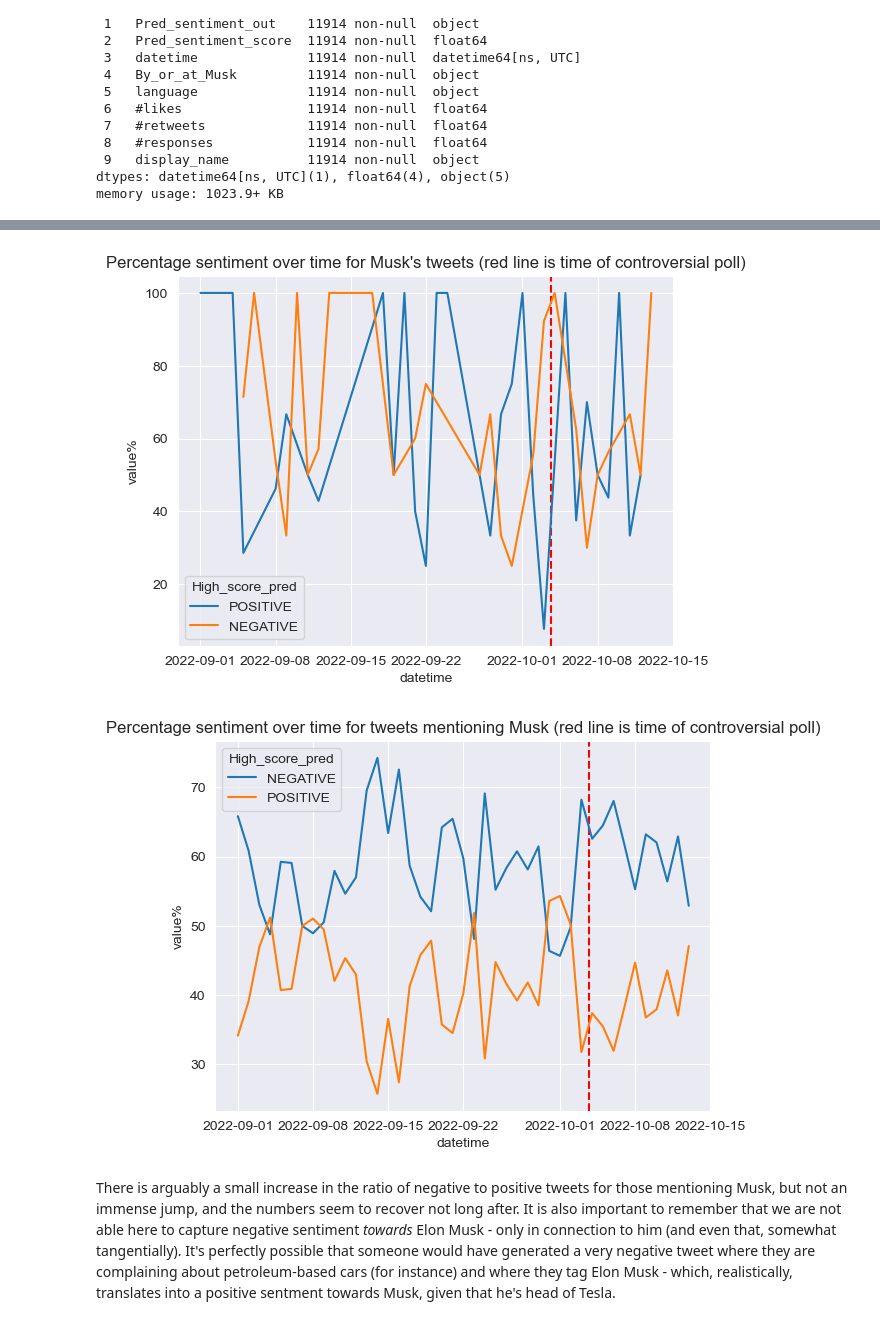
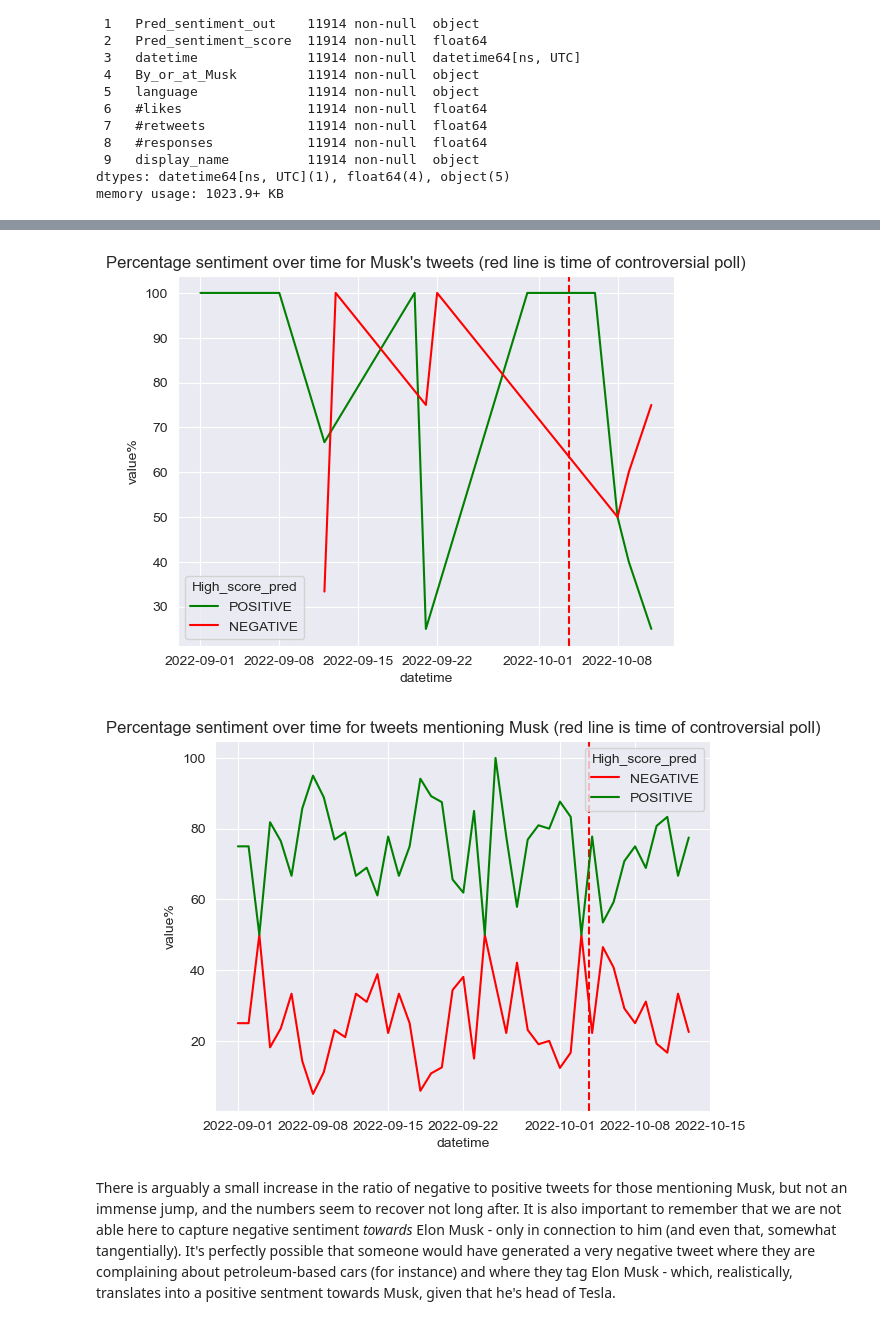
Before and after one commit to Ioana-P/twitter_topic_and_sentiment_tracking, a Jupyter notebook: 2. Topic_modelling_with_BERT.ipynb, the cells around one changed output, grey strips where cells are left out. Cells and saved outputs as stored; diff of their text form; code cells hidden in the pictures.

```diff
--- a/2. Topic_modelling_with_BERT.ipynb
+++ b/2. Topic_modelling_with_BERT.ipynb
@@ -546,0 +590,5 @@ sent_90
+# %%
+sent_score_pdf = sent['Pred_sentiment_score']/sum(sent['Pred_sentiment_score'])
+sent_score_cdf = sent_score_pdf.sort_values().cumsum()
+pred_filter = sent.loc[sent_score_cdf.loc[sent_score_cdf>=0.9].index[0]]['Pred_sentiment_score']
+pred_filter
@@ -547,30 +604,32 @@ sent_90
 # %%
 sent_90 = sent[['datetime', 'By_or_at_Musk', 'Pred_sentiment_out', 'Pred_sentiment_score']].copy()
 sent_90['High_score_pred'] = 'NEUTRAL'
-sent_90.loc[sent_90.Pred_sentiment_score>=0.99, 'High_score_pred'] = sent_90['Pred_sentiment_out']
+sent_90.loc[sent_90.Pred_sentiment_score>=pred_filter, 'High_score_pred'] = sent_90['Pred_sentiment_out']
 sent_90 = sent_90.loc[sent_90.High_score_pred!='NEUTRAL']
 
 sent_agg = sent_90[['datetime', 'By_or_at_Musk', 'High_score_pred']].groupby([pd.Grouper(key='datetime', freq='D'),
                         'By_or_at_Musk', 'High_score_pred']).size().reset_index().rename({0:'value'}, axis=1)
 
 sent_agg['value%'] = 100*sent_agg['value'] / sent_agg.groupby([
                         pd.Grouper(key='datetime', freq='D'),
                         'By_or_at_Musk',])['value'].transform('sum')
 # sent_agg
 sent_agg.to_csv(str(viz_path/'sent_agg_simple_D_over_99.csv'))
 
 plt.title('Percentage sentiment over time for Musk\'s tweets (red line is time of controversial poll)')
 plt.axvline(cutoff_date,0, sent_agg.value.max(), linestyle='dashed', color='red')
-sns.lineplot(data=sent_agg.loc[sent_agg.By_or_at_Musk=='By @elonmusk'], x ='datetime', y='value%', hue='High_score_pred')
+sns.lineplot(data=sent_agg.loc[sent_agg.By_or_at_Musk=='By @elonmusk'], x ='datetime', y='value%', hue='High_score_pred',
+            palette = {'POSITIVE':'green', 'NEGATIVE':'red'})
 plt.show()
 ###########
 plt.title('Percentage sentiment over time for tweets mentioning Musk (red line is time of controversial poll)')
 plt.axvline(cutoff_date,0, sent_agg.value.max(), linestyle='dashed', color='red')
-sns.lineplot(data=sent_agg.loc[sent_agg.By_or_at_Musk=='Mentions @elonmusk'], x ='datetime', y='value%', hue='High_score_pred')
+sns.lineplot(data=sent_agg.loc[sent_agg.By_or_at_Musk=='Mentions @elonmusk'], x ='datetime', y='value%', hue='High_score_pred',
+            palette = {'POSITIVE':'green', 'NEGATIVE':'red'})
 plt.show()
 # %% [output]
-[figure, old version]
+[figure, new version]
-[figure, old version]
+[figure, new version]
 # %% [markdown]
 There is arguably a small increase in the ratio of negative to positive tweets for those mentioning Musk, but not an immense jump, and the numbers seem to recover not long after. It is also important to remember that we are not able here to capture negative sentiment *towards* Elon Musk - only in connection to him (and even that, somewhat tangentially). It's perfectly possible that someone would have generated a very negative tweet where they are complaining about petroleum-based cars (for instance) and where they tag Elon Musk - which, realistically, translates into a positive sentment towards Musk, given that he's head of Tesla.
 # %% [markdown]
```
Also changed, not shown: parts of 34 cells of this notebook.
